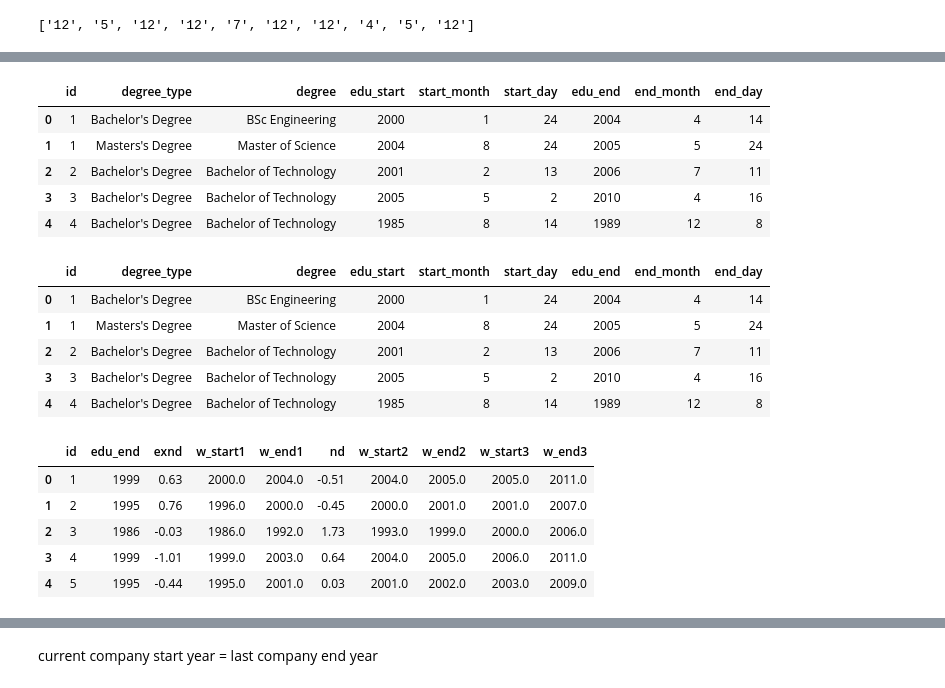
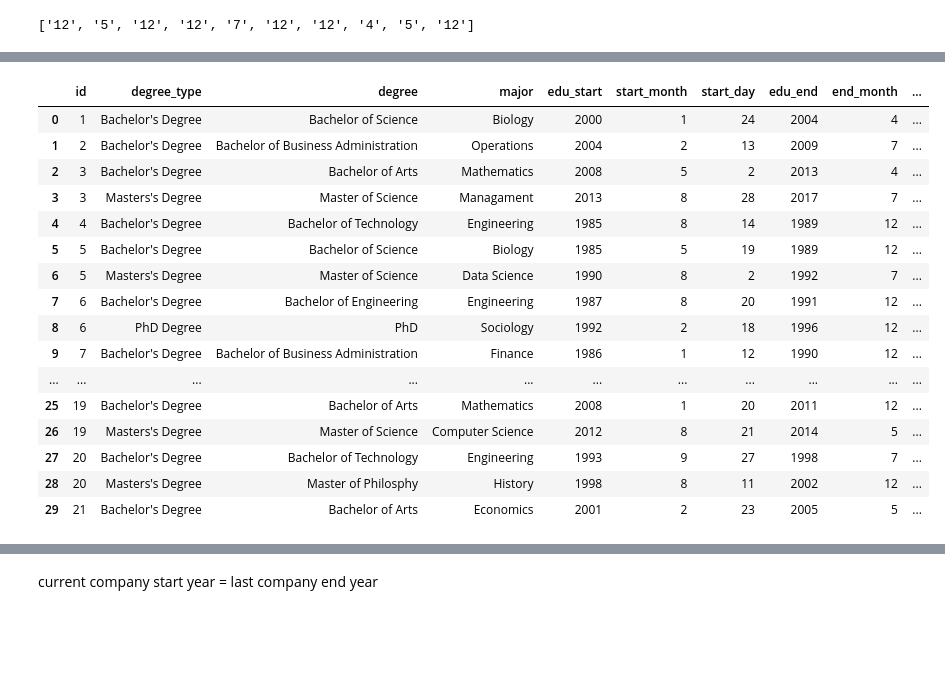
Before and after one commit to vrc-vinodh/mock-data-generation, a Jupyter notebook: complete.ipynb, the cells around one changed output, grey strips where cells are left out. Saved outputs shown, nothing was run; the diff lists cells and outputs as text; code cells hidden in the pictures; blank space fills up the shorter version.

```diff
--- a/complete.ipynb
+++ b/complete.ipynb
@@ -635,9 +781,9 @@ df_degree12ds.head(10)
 df_degree12ds['nd4'] = nd4
 # %%
 df_degree12ds['edu_end3'] = df_degree12ds['edu_start3'] + random.randint(3,7)
-df_degree12ds.loc[(df_degree12ds.nd3 < -1.75 ), 'edu_end3'] = df_degree12ds['edu_start3'] + 3
-df_degree12ds.loc[(df_degree12ds.nd3 < 0.25 ) & (df_degree12ds.nd3 >= -1.75), 'edu_end3'] = df_degree12ds['edu_start3'] + 4
-df_degree12ds.loc[(df_degree12ds.nd3 < 1.5 ) & (df_degree12ds.nd3 >= 0.25), 'edu_end3'] = df_degree12ds['edu_start3'] + 5
-df_degree12ds.loc[(df_degree12ds.nd3 < 1.75 ) & (df_degree12ds.nd3 >= 1.5), 'edu_end3'] = df_degree12ds['edu_start3'] + 6
+df_degree12ds.loc[(df_degree12ds.nd4 < -1.75 ), 'edu_end3'] = df_degree12ds['edu_start3'] + 3
+df_degree12ds.loc[(df_degree12ds.nd4 < 0.25 ) & (df_degree12ds.nd4 >= -1.75), 'edu_end3'] = df_degree12ds['edu_start3'] + 4
+df_degree12ds.loc[(df_degree12ds.nd4 < 1.5 ) & (df_degree12ds.nd4 >= 0.25), 'edu_end3'] = df_degree12ds['edu_start3'] + 5
+df_degree12ds.loc[(df_degree12ds.nd4 < 1.75 ) & (df_degree12ds.nd4 >= 1.5), 'edu_end3'] = df_degree12ds['edu_start3'] + 6
 df_degree12ds.head()
 # %% [output]
@@ -725,7 +861,7 @@ df_degree12ds.head(10)
 # %%
-df_degree3 = df_degree12ds.loc[:,['id','degree_type3','degree3', 'edu_start3','start_month3','start_day3', 'edu_end3','end_month3','end_day3']]
+df_degree3 = df_degree12ds.loc[:,['id','degree_type3','degree3','major3', 'edu_start3','start_month3','start_day3', 'edu_end3','end_month3','end_day3']]
 # %%
-index2= index = ['id','degree_type', 'degree','edu_start','start_month','start_day','edu_end','end_month','end_day']
+index2= ['id','degree_type','degree','major','edu_start','start_month','start_day','edu_end','end_month','end_day']
 df_degree3.columns = index2
 # %%
 df_degree3 = df_degree3.drop(df_degree3[df_degree3.degree =='0'].index)
@@ -740,24 +876,27 @@ df_degree3.head()
 # %%
-final_edu = pd.concat([df_degree12, df_degree3], axis=0)
-final_edu = final_edu.sort_values(["id","edu_start"],axis=0, ascending=True)
-final_edu = final_edu.reset_index(drop=True)
-final_edu.head()
+final_edu_m = pd.concat([df_degree12, df_degree3], axis=0)
+final_edu_m = final_edu_m.sort_values(["id","edu_start"],axis=0, ascending=True)
+final_edu_m = final_edu_m.reset_index(drop=True)
-# %% [output]
-|  | id | degree_type | degree | edu_start | start_month | start_day | edu_end | end_month | end_day |
-| 0 | 1 | Bachelor's Degree | BSc Engineering | 2000 | 1 | 24 | 2004 | 4 | 14 |
-| 1 | 1 | Masters's Degree | Master of Science | 2004 | 8 | 24 | 2005 | 5 | 24 |
-| 2 | 2 | Bachelor's Degree | Bachelor of Technology | 2001 | 2 | 13 | 2006 | 7 | 11 |
-| 3 | 3 | Bachelor's Degree | Bachelor of Technology | 2005 | 5 | 2 | 2010 | 4 | 16 |
-| 4 | 4 | Bachelor's Degree | Bachelor of Technology | 1985 | 8 | 14 | 1989 | 12 | 8 |
 # %%
-final_edu = final_edu.drop(final_edu[final_edu.edu_end >= 2019].index)
-final_edu.head()
+final_edu = final_edu_m.drop(final_edu_m[final_edu_m.edu_end >= 2019].index)
+final_edu.head(30)
 # %% [output]
-|  | id | degree_type | degree | edu_start | start_month | start_day | edu_end | end_month | end_day |
-| 0 | 1 | Bachelor's Degree | BSc Engineering | 2000 | 1 | 24 | 2004 | 4 | 14 |
-| 1 | 1 | Masters's Degree | Master of Science | 2004 | 8 | 24 | 2005 | 5 | 24 |
-| 2 | 2 | Bachelor's Degree | Bachelor of Technology | 2001 | 2 | 13 | 2006 | 7 | 11 |
-| 3 | 3 | Bachelor's Degree | Bachelor of Technology | 2005 | 5 | 2 | 2010 | 4 | 16 |
-| 4 | 4 | Bachelor's Degree | Bachelor of Technology | 1985 | 8 | 14 | 1989 | 12 | 8 |
+|  | id | degree_type | degree | major | edu_start | start_month | start_day | edu_end | end_month | ... |
+| 0 | 1 | Bachelor's Degree | Bachelor of Science | Biology | 2000 | 1 | 24 | 2004 | 4 | ... |
+| 1 | 2 | Bachelor's Degree | Bachelor of Business Administration | Operations | 2004 | 2 | 13 | 2009 | 7 | ... |
+| 2 | 3 | Bachelor's Degree | Bachelor of Arts | Mathematics | 2008 | 5 | 2 | 2013 | 4 | ... |
+| 3 | 3 | Masters's Degree | Master of Science | Managament | 2013 | 8 | 28 | 2017 | 7 | ... |
+| 4 | 4 | Bachelor's Degree | Bachelor of Technology | Engineering | 1985 | 8 | 14 | 1989 | 12 | ... |
+| 5 | 5 | Bachelor's Degree | Bachelor of Science | Biology | 1985 | 5 | 19 | 1989 | 12 | ... |
+| 6 | 5 | Masters's Degree | Master of Science | Data Science | 1990 | 8 | 2 | 1992 | 7 | ... |
+| 7 | 6 | Bachelor's Degree | Bachelor of Engineering | Engineering | 1987 | 8 | 20 | 1991 | 12 | ... |
+| 8 | 6 | PhD Degree | PhD | Sociology | 1992 | 2 | 18 | 1996 | 12 | ... |
+| 9 | 7 | Bachelor's Degree | Bachelor of Business Administration | Finance | 1986 | 1 | 12 | 1990 | 12 | ... |
+| ... | ... | ... | ... | ... | ... | ... | ... | ... | ... | ... |
+| 25 | 19 | Bachelor's Degree | Bachelor of Arts | Mathematics | 2008 | 1 | 20 | 2011 | 12 | ... |
+| 26 | 19 | Masters's Degree | Master of Science | Computer Science | 2012 | 8 | 21 | 2014 | 5 | ... |
+| 27 | 20 | Bachelor's Degree | Bachelor of Technology | Engineering | 1993 | 9 | 27 | 1998 | 7 | ... |
+| 28 | 20 | Masters's Degree | Master of Philosphy | History | 1998 | 8 | 11 | 2002 | 12 | ... |
+| 29 | 21 | Bachelor's Degree | Bachelor of Arts | Economics | 2001 | 2 | 23 | 2005 | 5 | ... |
 # %%
 final_edu.to_csv('education.csv',index=False)
@@ -776,9 +902,0 @@ work_details.loc[(work_details.exnd > 1.5 ), 'w_start1'] = work_details['edu_end
-# %%
-work_details.head()
-# %% [output]
-|  | id | edu_end | exnd | w_start1 | w_end1 | nd | w_start2 | w_end2 | w_start3 | w_end3 |
-| 0 | 1 | 1999 | 0.63 | 2000.0 | 2004.0 | -0.51 | 2004.0 | 2005.0 | 2005.0 | 2011.0 |
-| 1 | 2 | 1995 | 0.76 | 1996.0 | 2000.0 | -0.45 | 2000.0 | 2001.0 | 2001.0 | 2007.0 |
-| 2 | 3 | 1986 | -0.03 | 1986.0 | 1992.0 | 1.73 | 1993.0 | 1999.0 | 2000.0 | 2006.0 |
-| 3 | 4 | 1999 | -1.01 | 1999.0 | 2003.0 | 0.64 | 2004.0 | 2005.0 | 2006.0 | 2011.0 |
-| 4 | 5 | 1995 | -0.44 | 1995.0 | 2001.0 | 0.03 | 2001.0 | 2002.0 | 2003.0 | 2009.0 |
```
Also changed, not shown: parts of 119 cells of this notebook.
